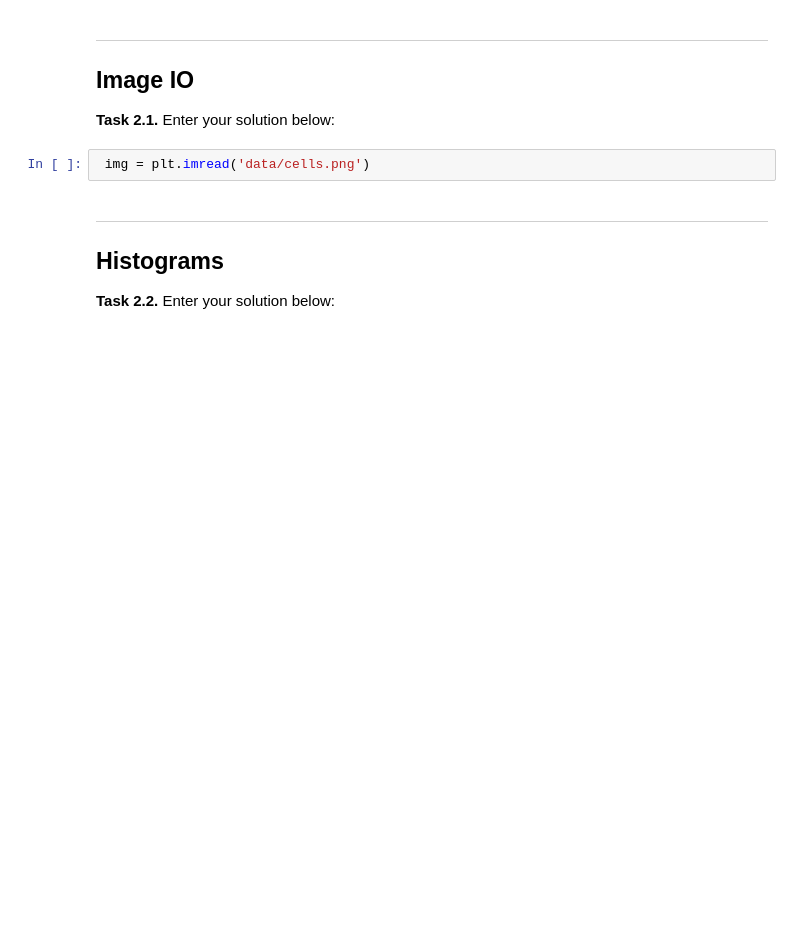
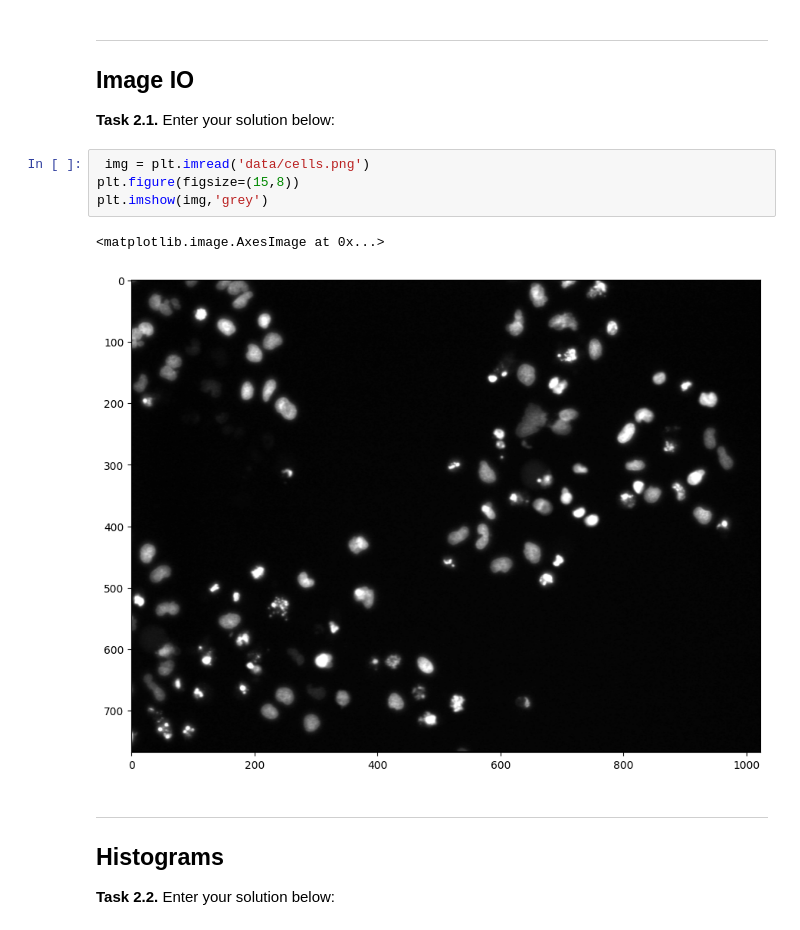
Before and after one commit to PhilippScheulen/mobi-fs3-python, a Jupyter notebook: task2.ipynb, the cells around one changed output. Cells and saved outputs as stored; diff of their text form; blank space fills up the shorter version.

```diff
--- a/task2.ipynb
+++ b/task2.ipynb
@@ -11,6 +11,11 @@ import matplotlib.pyplot as plt
 **<a id="#">Task 2.1.</a>** Enter your solution below:
 # %%
  img = plt.imread('data/cells.png')
+plt.figure(figsize=(15,8))
+plt.imshow(img,'grey')
+# %% [output]
+<matplotlib.image.AxesImage at 0x...>
+[figure, added]
 # %% [markdown]
 ---
 
```
Also changed, not shown: parts of 1 cell of this notebook, 1 other file.
